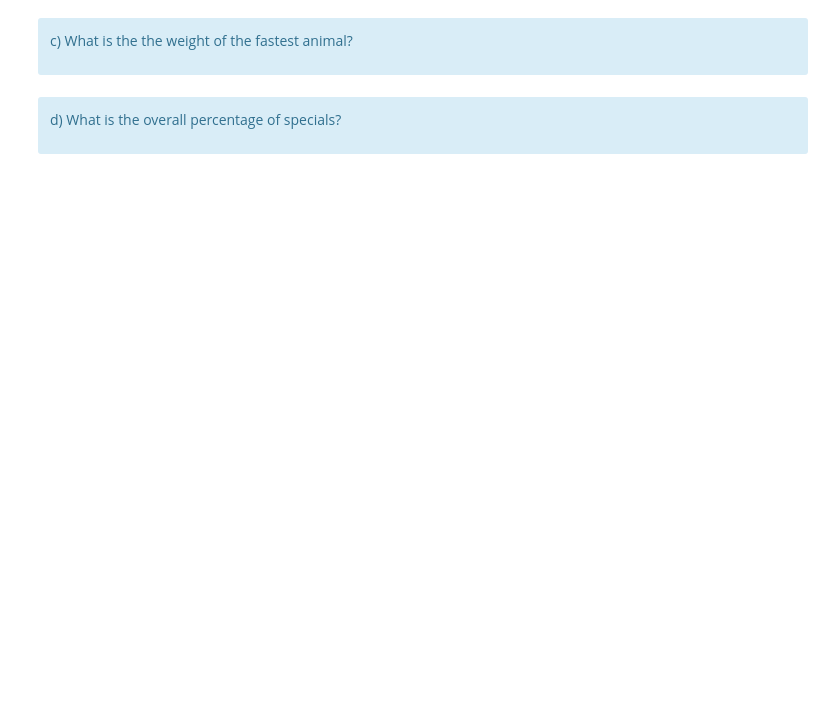
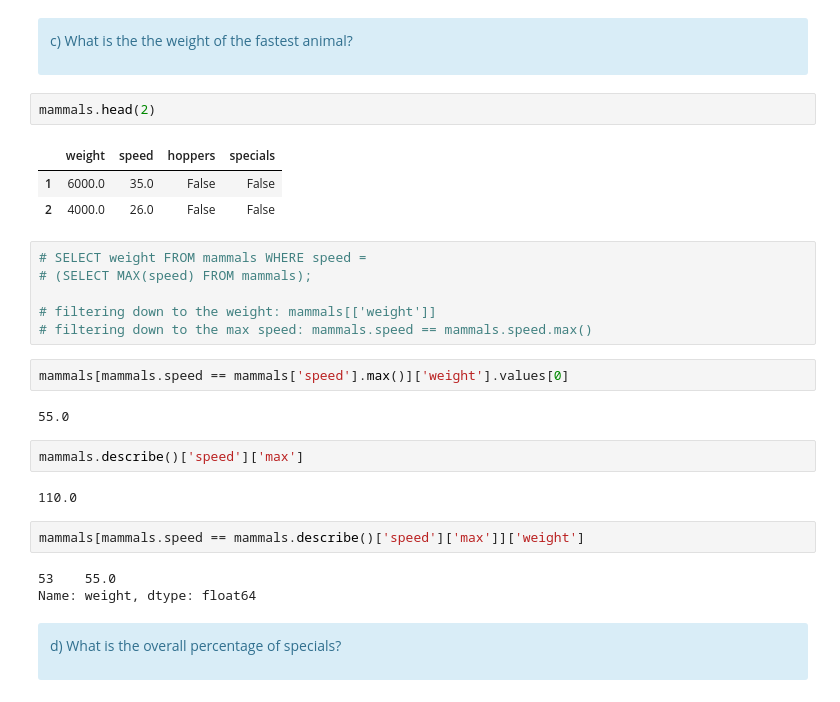
Before and after one commit to CodeupClassroom/robinson-data-science-libraries, a Jupyter notebook: dataframes_exercises.ipynb, the cells around one changed output. Drawn from its saved outputs; the diff is of its cells as text; blank space fills up the shorter version.

```diff
--- a/dataframes_exercises.ipynb
+++ b/dataframes_exercises.ipynb
@@ -492,6 +558,31 @@ b) Summarize the dataframe with `.info` and `.describe`
 
 
 c) What is the the weight of the fastest animal?
+# %%
+mammals.head(2)
+# %% [output]
+|  | weight | speed | hoppers | specials |
+| 1 | 6000.0 | 35.0 | False | False |
+| 2 | 4000.0 | 26.0 | False | False |
+# %%
+# SELECT weight FROM mammals WHERE speed =
+# (SELECT MAX(speed) FROM mammals);
+
+# filtering down to the weight: mammals[['weight']]
+# filtering down to the max speed: mammals.speed == mammals.speed.max()
+# %%
+mammals[mammals.speed == mammals['speed'].max()]['weight'].values[0]
+# %% [output]
+55.0
+# %%
+mammals.describe()['speed']['max']
+# %% [output]
+110.0
+# %%
+mammals[mammals.speed == mammals.describe()['speed']['max']]['weight']
+# %% [output]
+53    55.0
+Name: weight, dtype: float64
 # %% [markdown]
 <div class="alert alert-block alert-info">
 
```
Also changed, not shown: parts of 19 cells of this notebook, 2 other files.
